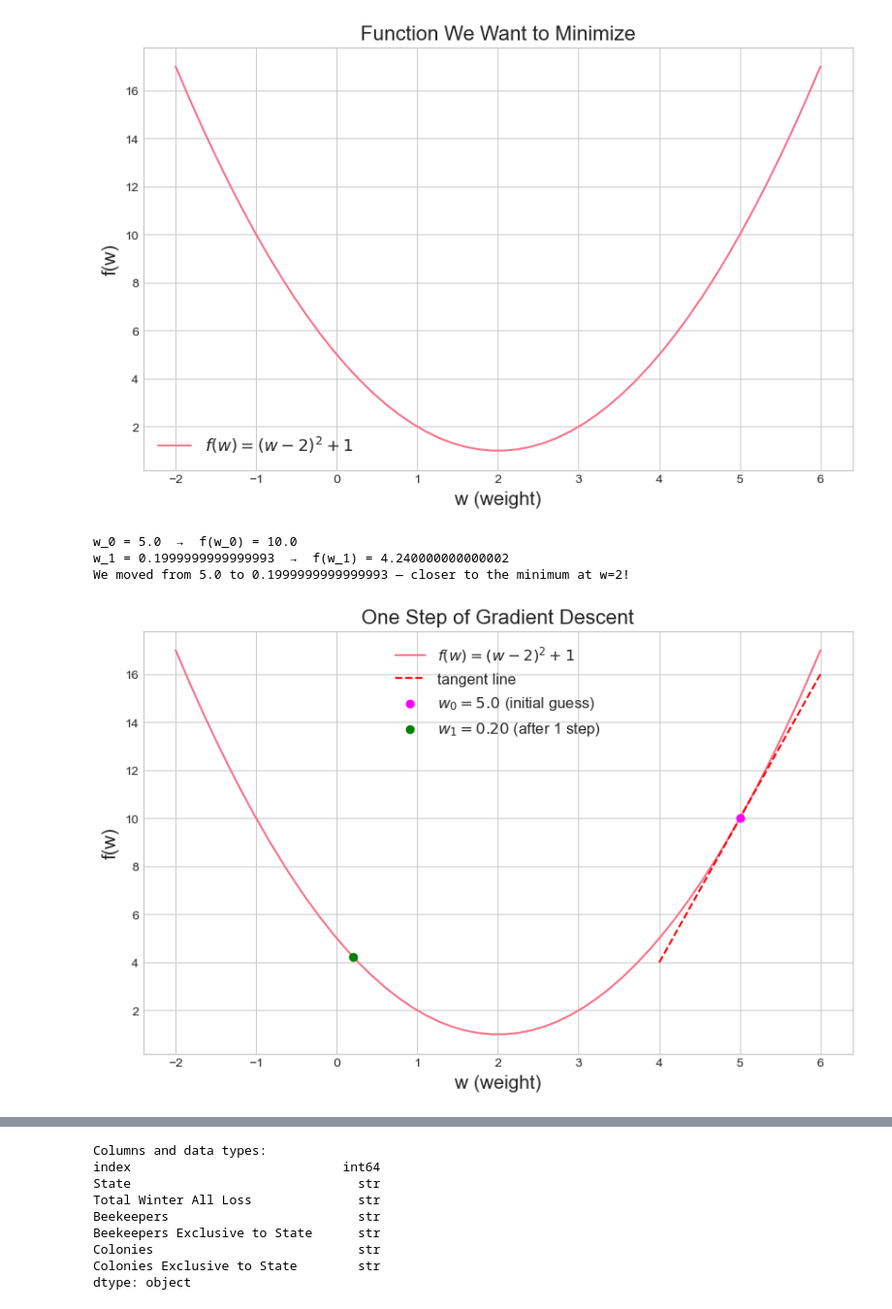
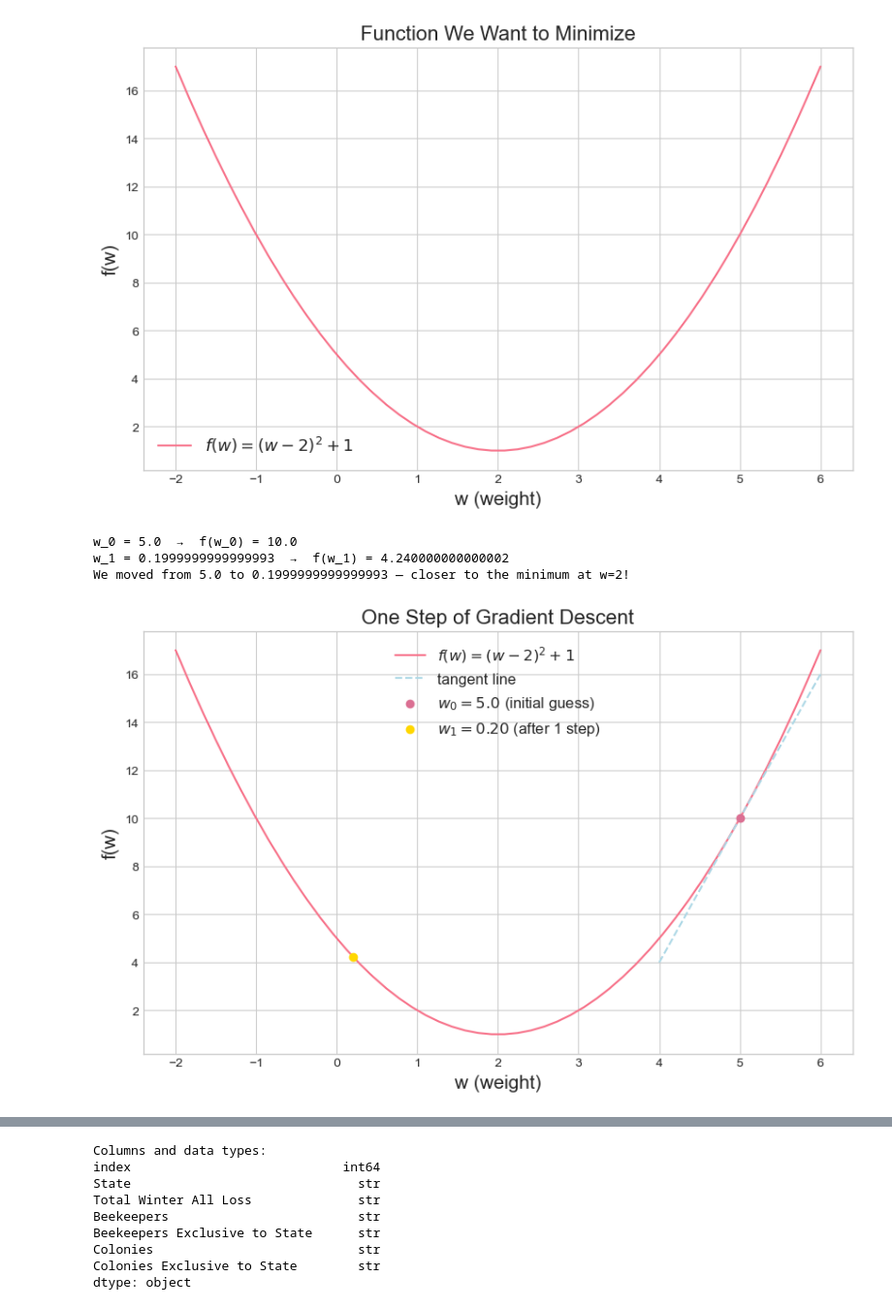
Before and after one commit to ml230-2026/CMOR438, a Jupyter notebook: examples/supervised/B) Linear Regression/Linear_Regression.ipynb, the cells around one changed output, grey strips where cells are left out. Shown at 97% size. Cells and saved outputs as stored; diff of their text form; code cells hidden in the pictures.

```diff
--- a/examples/supervised/B) Linear Regression/Linear_Regression.ipynb
+++ b/examples/supervised/B) Linear Regression/Linear_Regression.ipynb
@@ -108,35 +108,35 @@ def draw_tangent(w_i, function, derivative, label, color, show_line=True):
     # Tangent line formula: y = slope*(x - x1) + y1
     def tangent(w):
         return derivative(w_i) * (w - w_i) + function(w_i)
 
     wrange = np.linspace(w_i - 1, w_i + 1, 10)
     if show_line:
-        plt.plot(wrange, tangent(wrange), '--', color='red', linewidth=1.5, label='tangent line')
+        plt.plot(wrange, tangent(wrange), '--', color='lightblue', linewidth=1.5, label='tangent line')
     plt.scatter([w_i], [function(w_i)], color=color, zorder=5, label=label)
 
 # Start with an initial guess of w_0 = 5
 w_0 = 5.0
 alpha = 0.8
 
 # One step of gradient descent
 w_1 = w_0 - alpha * deriv(w_0)
 
 print(f'w_0 = {w_0}  →  f(w_0) = {f(w_0)}')
 print(f'w_1 = {w_1}  →  f(w_1) = {f(w_1)}')
 print(f'We moved from {w_0} to {w_1} — closer to the minimum at w=2!')
 
 plt.figure(figsize=(10, 6))
 plt.plot(domain, f(domain), label='$f(w) = (w-2)^2 + 1$')
-draw_tangent(w_0, f, deriv, label=f'$w_0 = {w_0}$ (initial guess)', color='magenta')
-draw_tangent(w_1, f, deriv, label=f'$w_1 = {w_1:.2f}$ (after 1 step)', color='green', show_line=False)
+draw_tangent(w_0, f, deriv, label=f'$w_0 = {w_0}$ (initial guess)', color='palevioletred')
+draw_tangent(w_1, f, deriv, label=f'$w_1 = {w_1:.2f}$ (after 1 step)', color='gold', show_line=False)
 plt.xlabel('w (weight)', fontsize=15)
 plt.ylabel('f(w)', fontsize=15)
 plt.legend(fontsize=12)
 plt.title('One Step of Gradient Descent', fontsize=16)
 plt.show()
 # %% [output]
 w_0 = 5.0  →  f(w_0) = 10.0
 w_1 = 0.1999999999999993  →  f(w_1) = 4.240000000000002
 We moved from 5.0 to 0.1999999999999993 — closer to the minimum at w=2!
-[figure, old version]
+[figure, new version]
 # %%
```
Also changed, not shown: parts of 11 cells of this notebook.
